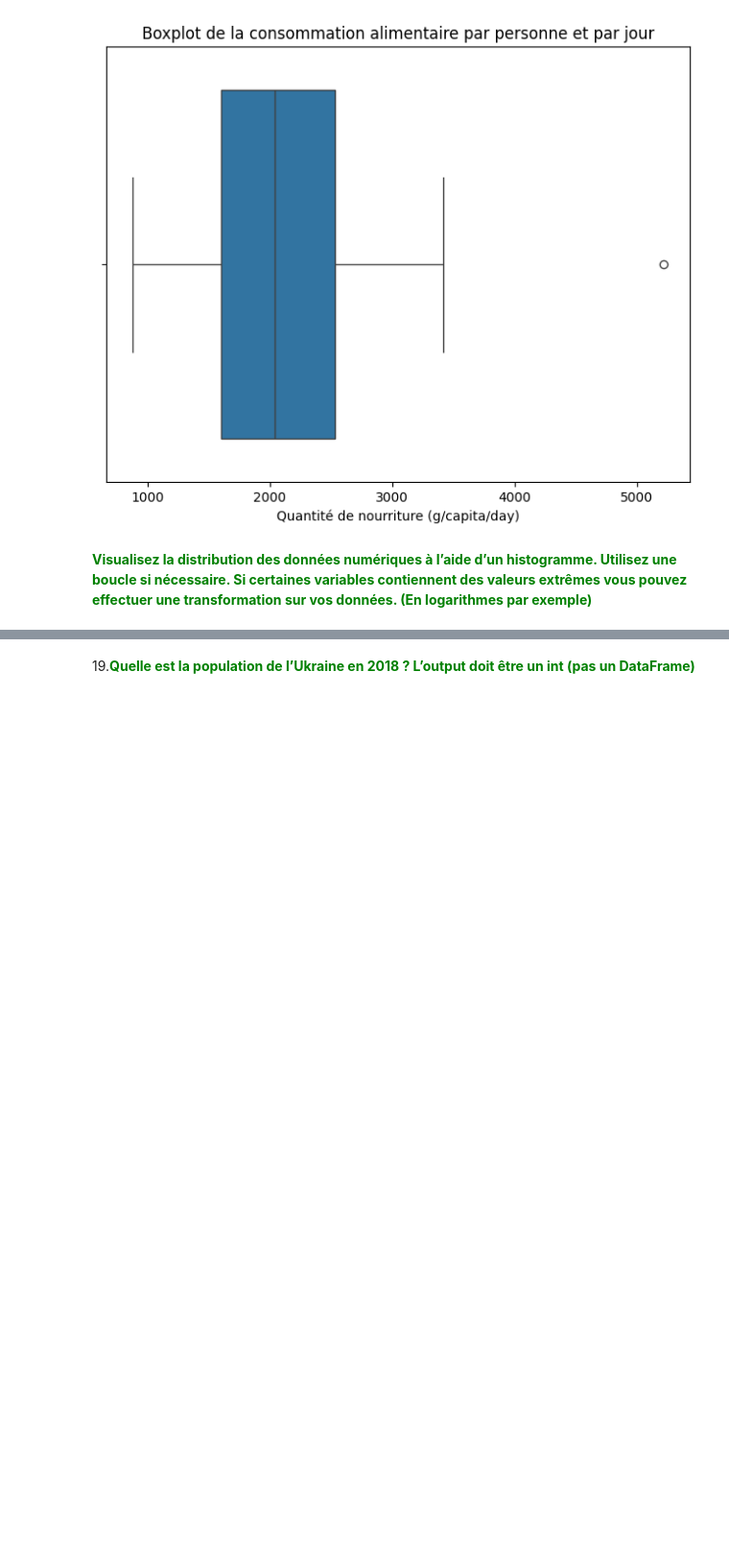
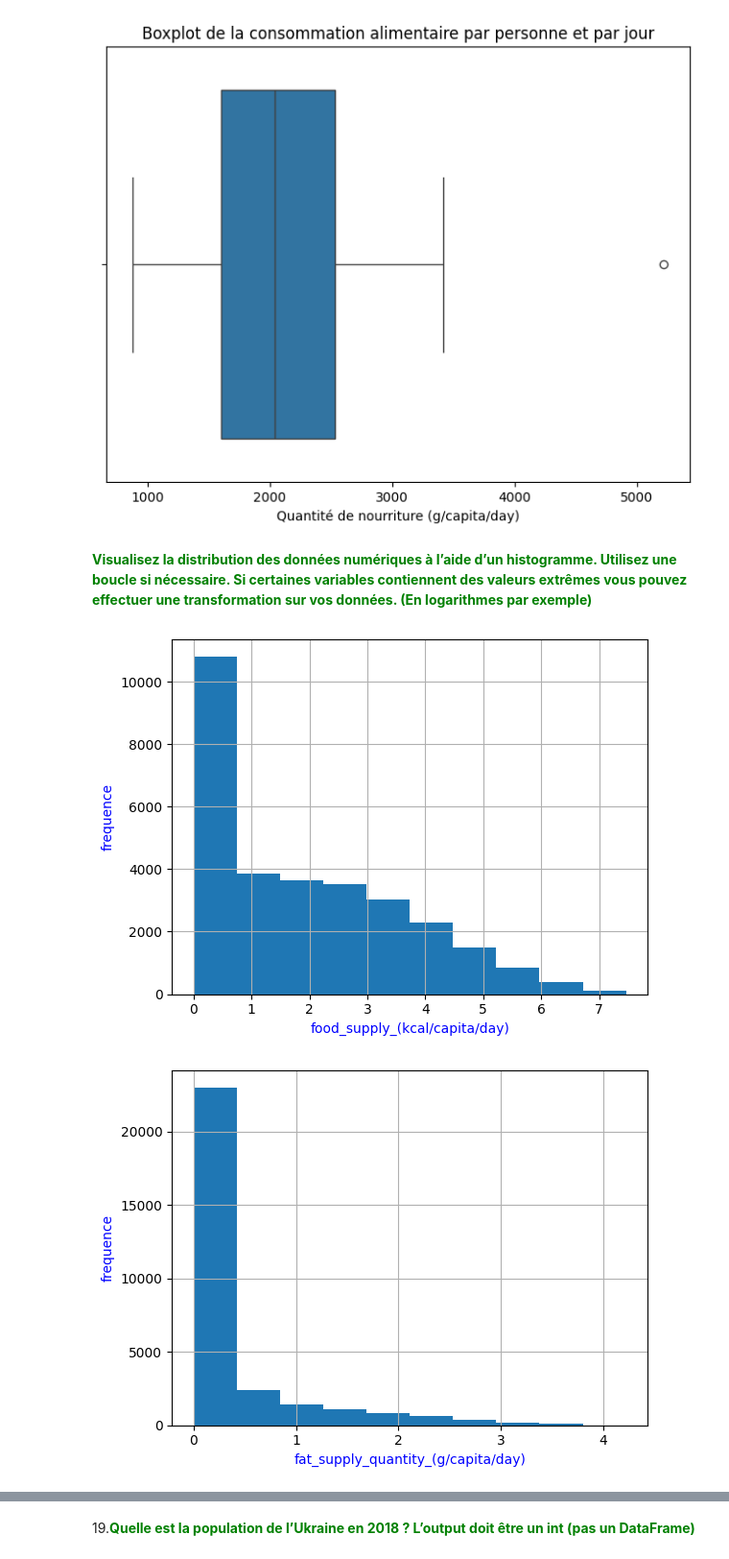
Before and after one commit to faridig/FAO_STAT, a Jupyter notebook: main.ipynb, the cells around one changed output, grey strips where cells are left out. Shown at 96% size. Drawn from its saved outputs; the diff is of its cells as text; code cells hidden in the pictures; blank space fills up the shorter version.

```diff
--- a/main.ipynb
+++ b/main.ipynb
@@ -2,9 +2,9 @@
 import pandas as pd
 import numpy as np
 # %%
-df_anim = pd.read_csv("animal.csv")
-df_veg = pd.read_csv("vegetal.csv")
-df_pop = pd.read_csv("population.csv")
+df_anim = pd.read_csv("animal2.csv")
+df_veg = pd.read_csv("vegetal2.csv")
+df_pop = pd.read_csv("population2.csv")
 # %% [markdown]
 <font color='green'>**1 .Nettoyer les titres de colonnes :
 Supprimer les espaces au début et à la fin des titres
@@ -483,14 +483,16 @@ plt.show()
 # %% [markdown]
 <font color ="green">**Visualisez la distribution des données numériques à l’aide d’un histogramme. Utilisez une boucle si nécessaire. Si certaines variables contiennent des valeurs extrêmes vous pouvez effectuer une transformation sur vos données. (En logarithmes par exemple)**</font>
 # %%
-# donnees_num =['food_supply_(kcal/capita/day)', 'fat_supply_quantity_(g/capita/day)', 'protein_supply_quantity_(g/capita/day)',
-#               'food_supply_quantity_(g/capita/day)']
+donnees_num =['food_supply_(kcal/capita/day)', 'fat_supply_quantity_(g/capita/day)', 'protein_supply_quantity_(g/capita/day)',
+              'food_supply_quantity_(g/capita/day)']
 
-# copy_df_final = df_final
-# for i in donnees_num:
-#     copy_df_final[i] = np.log1p(copy_df_final[i])
-#     copy_df_final[i].hist()
-#     plt.xlabel(i, color='b')
-#     plt.ylabel("frequence", color='b')
+for i in donnees_num:
+    df_final[i] = np.log1p(df_final[i])
+    df_final[i].hist()
+    plt.xlabel(i, color='b')
+    plt.ylabel("frequence", color='b')
 
-#     plt.show()
+    plt.show()
+# %% [output]
+[figure, added]
+[figure, added]
```
Also changed, not shown: parts of 17 cells of this notebook, 4 other files.
